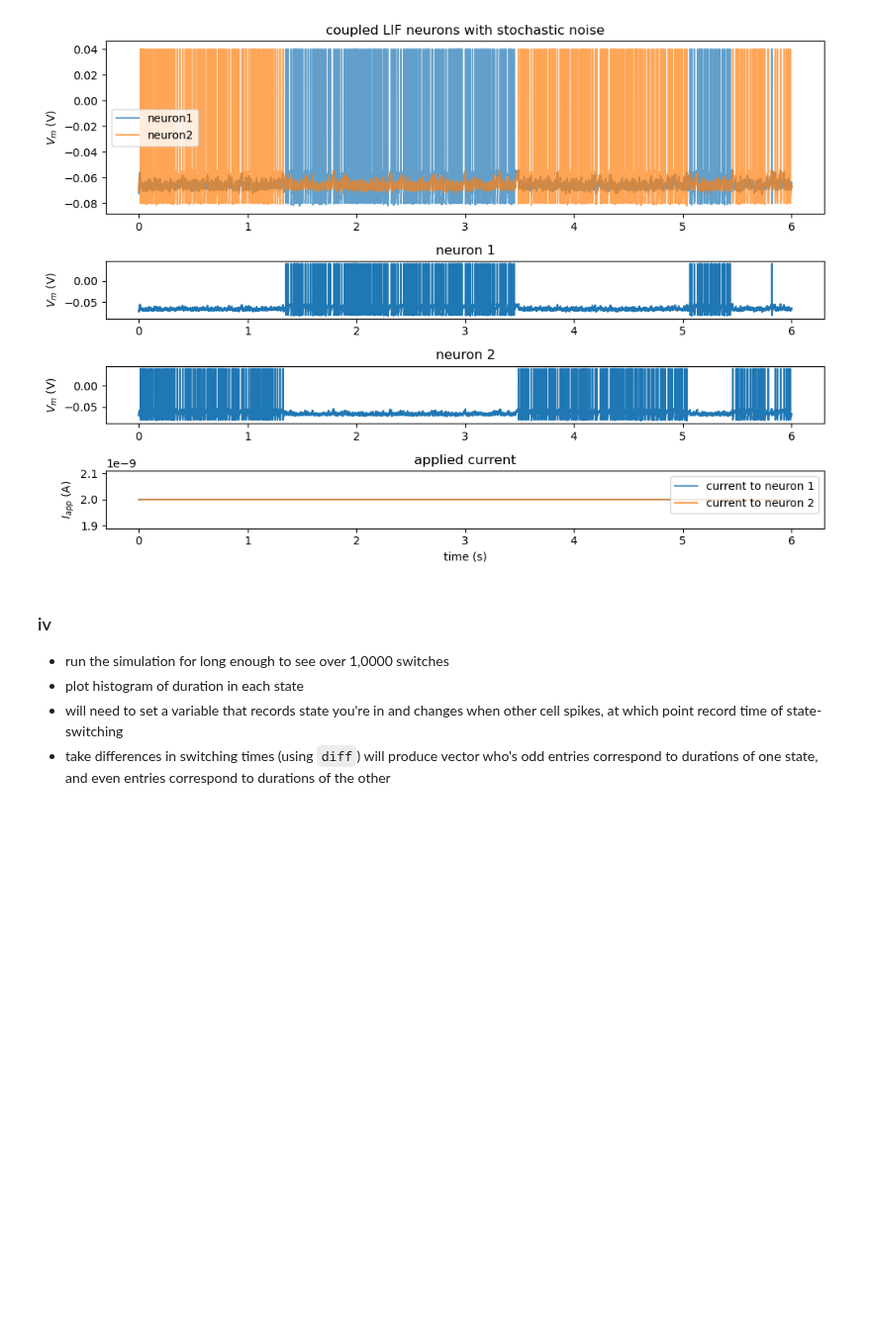
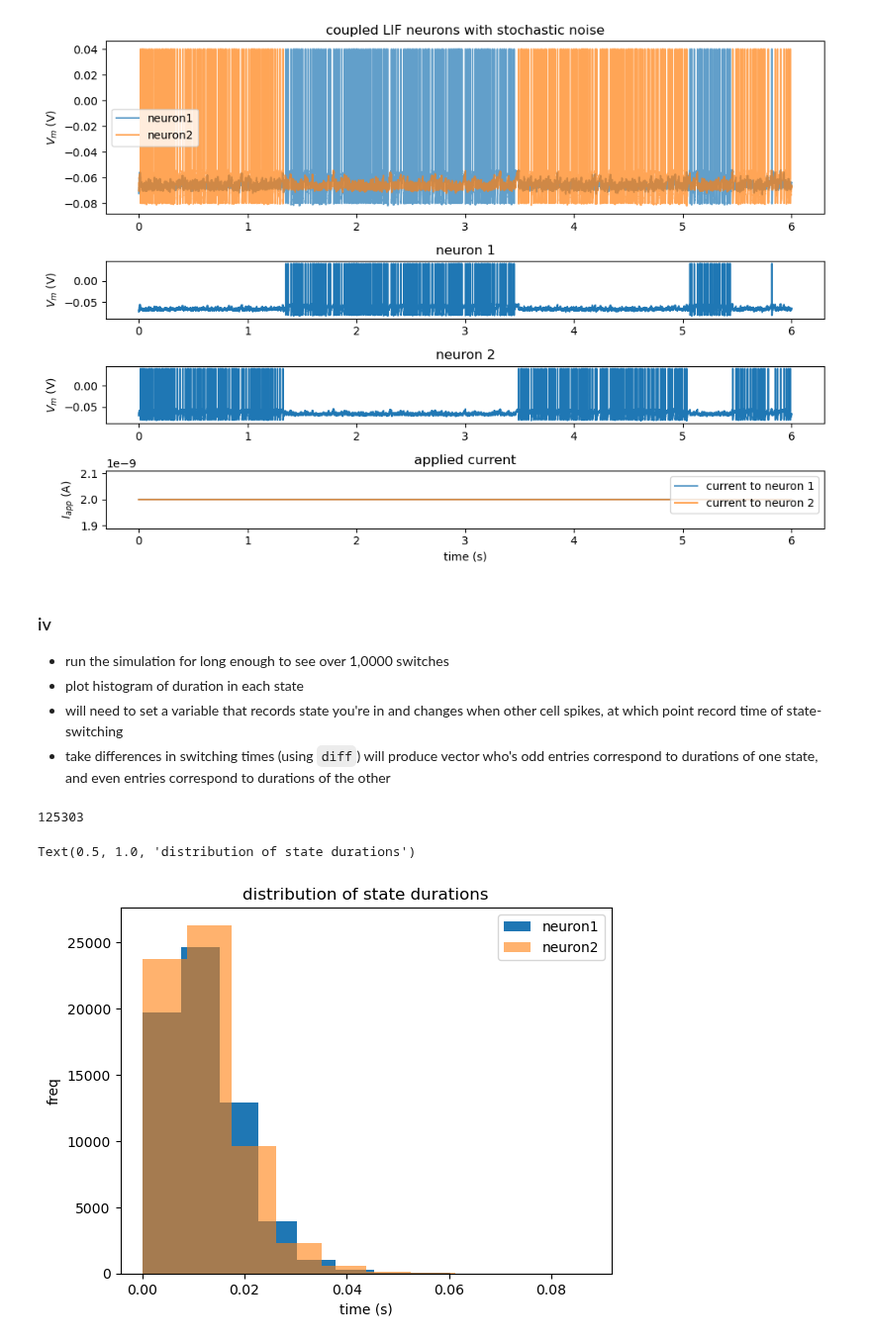
Before and after one commit to polsen99/intro_comp_neuro, a Jupyter notebook: tutorial 5.3 - bistability and oscillations from two LIF neurons.ipynb, the cells around one changed output. Shown at 99% size. Cells and saved outputs as stored; diff of their text form; code cells hidden in the pictures; blank space fills up the shorter version.

```diff
--- a/tutorial 5.3 - bistability and oscillations from two LIF neurons.ipynb
+++ b/tutorial 5.3 - bistability and oscillations from two LIF neurons.ipynb
@@ -253,3 +263,17 @@ v1, s1, v2, s2 = run_both(i_app, i_app, sigma=5e-11, t=t)
 # %%
 state = determine_state(t, v1, v2)
 durations = state_durations(state, dt)
+# number of switches
+len(np.where(np.diff(state) != 0)[0])
+# %% [output]
+125303
+# %%
+plt.hist(durations[::2], label='neuron1')
+plt.hist(durations[1::2], alpha=0.6, label='neuron2')
+plt.xlabel('time (s)')
+plt.ylabel('freq')
+plt.legend()
+plt.title('distribution of state durations')
+# %% [output]
+Text(0.5, 1.0, 'distribution of state durations')
+[figure, added]
```
Also changed, not shown: parts of 9 cells of this notebook.
